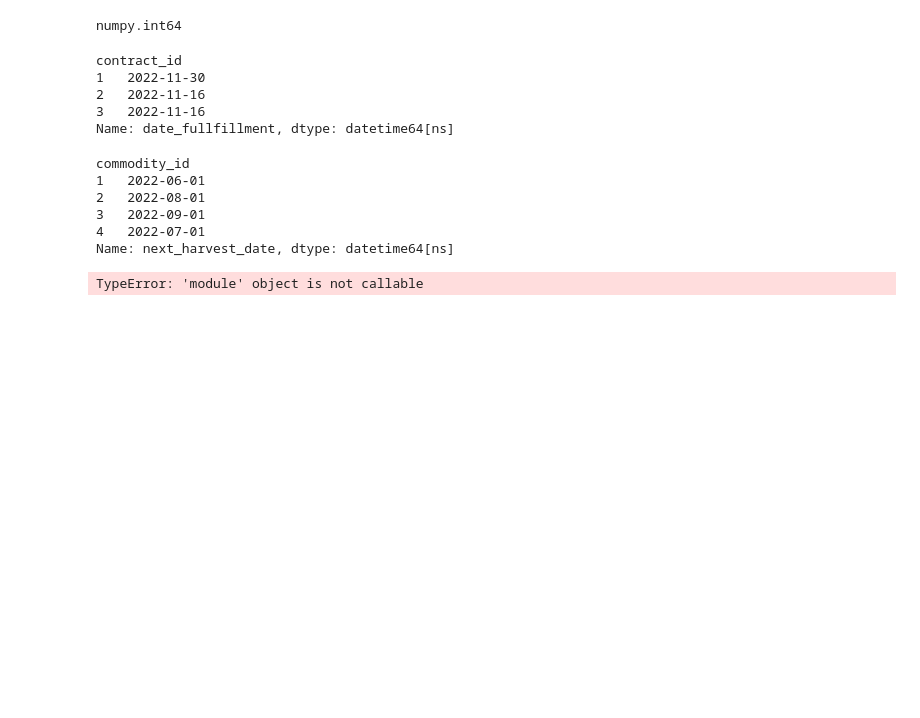
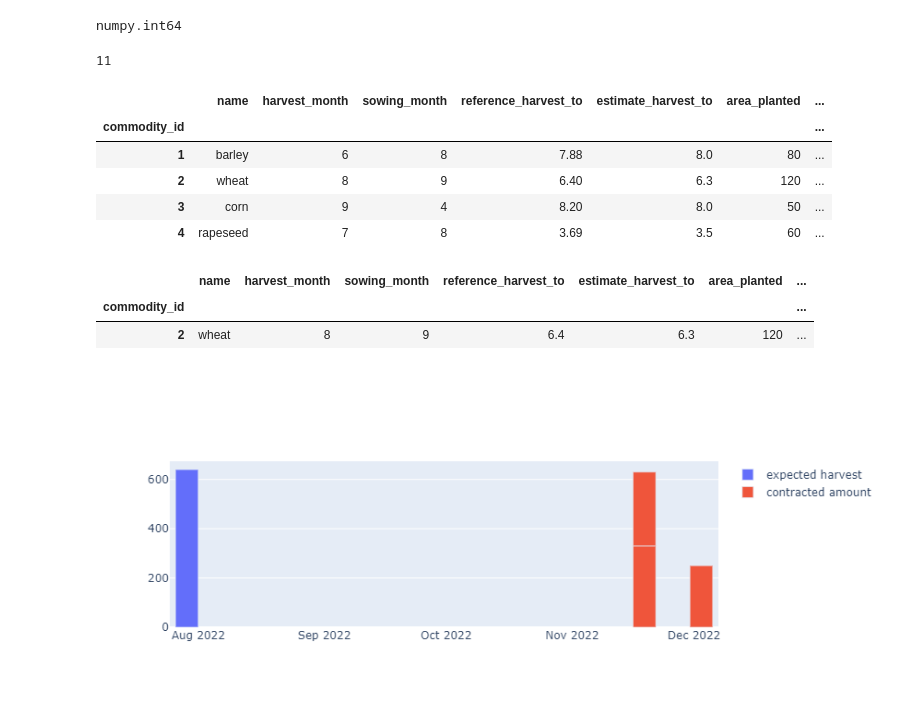
Before and after one commit to CrisQueCris/ContractCalculator, a Jupyter notebook: plotts.ipynb, the cells around one changed output. Drawn from its saved outputs; the diff is of its cells as text; code cells hidden in the pictures; blank space fills up the shorter version.

```diff
--- a/plotts.ipynb
+++ b/plotts.ipynb
@@ -69,4 +74,4 @@ commodities_df
 # %%
-harvest['total_harvest']= harvest['harvest_tph']*harvest['harvest_area']
-harvest
+commodities_df['total_harvest']= commodities_df['estimate_harvest_to']*commodities_df['area_planted']
+commodities_df
 # %% [output]
@@ -101,37 +102,31 @@ type(commodities_df['harvest_month'][2])
 # %% [output]
 numpy.int64
 # %%
-contracts_df["date_fullfillment"]
+contracts_df["date_fullfillment"][1].month
 # %% [output]
-contract_id
-1   2022-11-30
-2   2022-11-16
-3   2022-11-16
-Name: date_fullfillment, dtype: datetime64[ns]
+11
 # %%
-commodities_df['next_harvest_date']
+commodities_df
 # %% [output]
-commodity_id
-1   2022-06-01
-2   2022-08-01
-3   2022-09-01
-4   2022-07-01
-Name: next_harvest_date, dtype: datetime64[ns]
+|  | name | harvest_month | sowing_month | reference_harvest_to | estimate_harvest_to | area_planted | ... |
+| commodity_id |  |  |  |  |  |  | ... |
+| 1 | barley | 6 | 8 | 7.88 | 8.0 | 80 | ... |
+| 2 | wheat | 8 | 9 | 6.40 | 6.3 | 120 | ... |
+| 3 | corn | 9 | 4 | 8.20 | 8.0 | 50 | ... |
+| 4 | rapeseed | 7 | 8 | 3.69 | 3.5 | 60 | ... |
+# %%
+commodities_df[commodities_df.index==2]
+# %% [output]
+|  | name | harvest_month | sowing_month | reference_harvest_to | estimate_harvest_to | area_planted | ... |
+| commodity_id |  |  |  |  |  |  | ... |
+| 2 | wheat | 8 | 9 | 6.4 | 6.3 | 120 | ... |
 # %%
 fig = go.Figure()
 
-fig.add_trace(go.bar(data_frame= commodities_df, x='next_harvest_date',
-             y='total_harvest',
-             title="Expected total harvest",
-             color='name',
-            text_auto=True,
-            pattern_shape="name"))
-fig.add_trace(go.bar(contracts_df, x="date_fullfillment",
-             y="price_per_to", color="price_per_to",
-             title="Amount sold",
-             color_continuous_scale='Bluered_r',
-            hover_name="date_closure",
-            text_auto=True))
+fig.add_trace(go.Bar(x=commodities_df[commodities_df.index==2]['next_harvest_date'],
+             y=commodities_df['total_harvest'], name='expected harvest'))
+fig.add_trace(go.Bar( name='contracted amount', x=contracts_df["date_fullfillment"],
+             y=contracts_df["price_per_to"]))
 fig.show()
 # %% [output]
-TypeError: 'module' object is not callable
+[figure, added]
```
Also changed, not shown: parts of 9 cells of this notebook, 2 other files.
